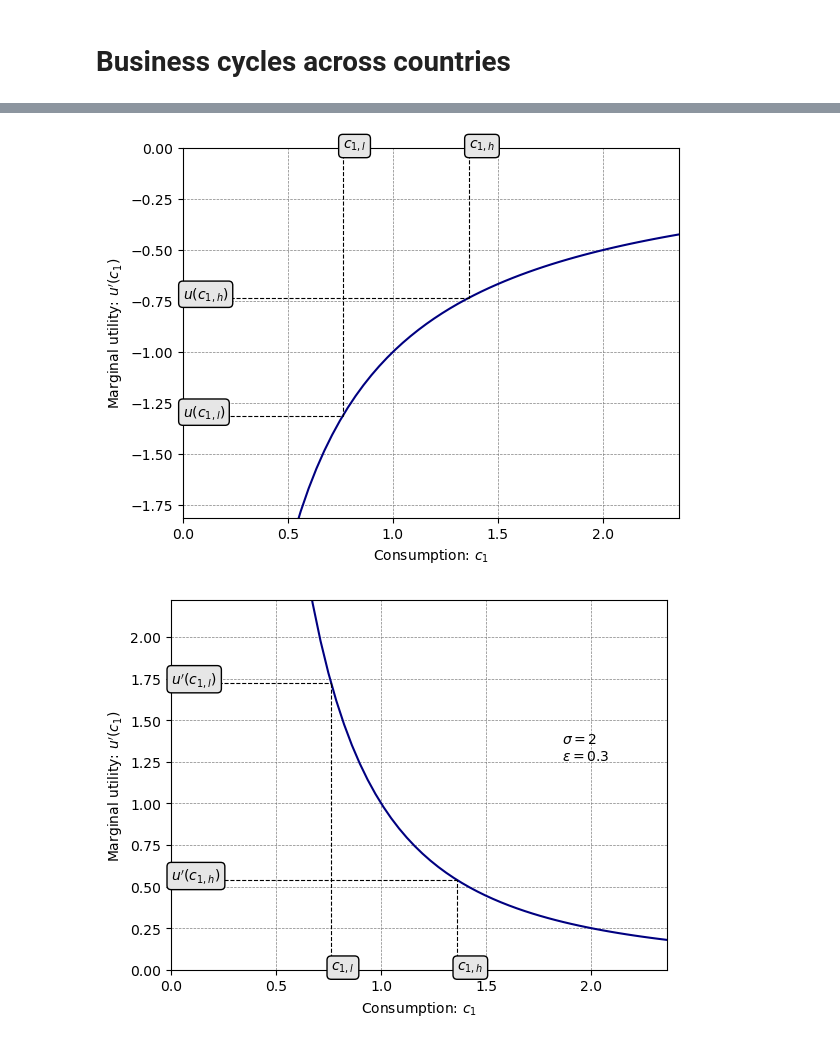
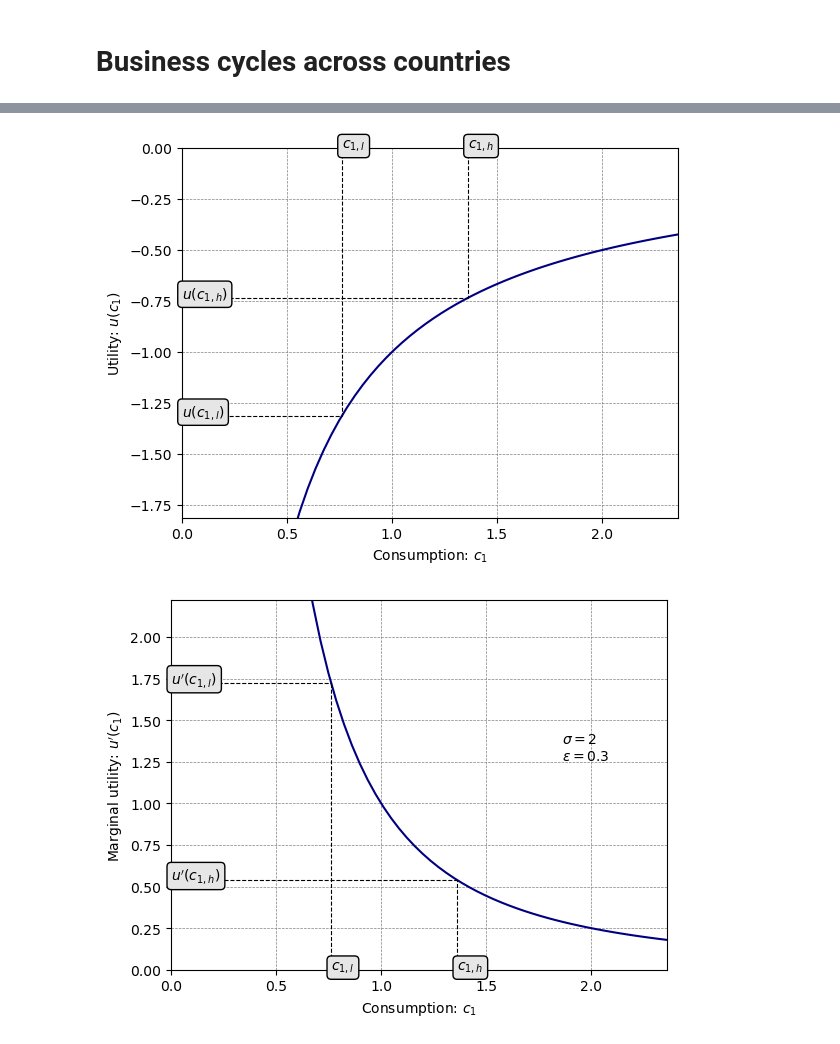
Before and after one commit to jvkramer/MacroIII_public, a Jupyter notebook: Lecture 5/risk.ipynb, the cells around one changed output, grey strips where cells are left out. Saved outputs shown, nothing was run; the diff lists cells and outputs as text; code cells hidden in the pictures.

```diff
--- a/Lecture 5/risk.ipynb
+++ b/Lecture 5/risk.ipynb
@@ -29,7 +29,7 @@ def solvec0(cguess,eps,probh,y0,y1,r,σ,β):
     diff = uprime(cguess,σ) - β*(1+r)*(probh*uprime(c1h,σ)+(1-probh)*uprime(c1l,σ))
     return diff
 
-σ = 5
+σ = 2
 y0 = 1
 y1 = 1
 r = 0.04
@@ -160,7 +160,7 @@ c1m = y1+(1+r)*(y0-c0)
 ## Utility graph
 plt.plot(cvec,utility(cvec,σ), color = 'navy')
 plt.xlabel(r'Consumption: $c_1$')
-plt.ylabel(r"Marginal utility: $u'(c_1)$")
+plt.ylabel(r"Utility: $u(c_1)$")
 plt.grid(color = 'grey', linestyle = '--', linewidth = 0.5)
 
 
@@ -207,32 +207,32 @@ plt.grid(color = 'grey', linestyle = '--', linewidth = 0.5)
 up1m= probh*uprime(c1h,σ)+(1-probh)*uprime(c1l,σ)
 plt.plot((c1l,c1l),(0,uprime(c1l,σ)), linestyle = 'dashed',color = 'black', linewidth = 0.8)
 plt.plot((0,c1l),(uprime(c1l,σ),uprime(c1l,σ)), linestyle = 'dashed',color = 'black', linewidth = 0.8)
 
 plt.plot((c1h,c1h),(0,uprime(c1h,σ)), linestyle = 'dashed',color = 'black', linewidth = 0.8)
 plt.plot((0,c1h),(uprime(c1h,σ),uprime(c1h,σ)), linestyle = 'dashed',color = 'black', linewidth = 0.8)
 
 #(x,x);(y,y)
 plt.ylim(0,uprime(c1l,σ)+0.5)
 plt.xlim(0,c1h+1)
 
 plt.annotate(r'$ \sigma = $' + str(σ),(c1h+0.5,c1h))
 plt.annotate(r'$ \varepsilon = $' + str(eps),(c1h+0.5,c1h-0.1))
 
 ## u'
 plt.annotate(r'$u^\prime(c_{1,l})$',xy= (0,uprime(c1l,σ)), xycoords='data',
                          bbox=dict(boxstyle="round", fc="0.9"))
 plt.annotate(r'$u^\prime(c_{1,h})$',xy= (0,uprime(c1h,σ)), xycoords='data',
                          bbox=dict(boxstyle="round", fc="0.9"))
 
 ## c
 plt.annotate(r'$c_{1,l}$',xy= (c1l,0), xycoords='data',
                          bbox=dict(boxstyle="round", fc="0.9"))
 plt.annotate(r'$c_{1,h}$',xy= (c1h,0), xycoords='data',
                          bbox=dict(boxstyle="round", fc="0.9"))
 
 figname = 'BLrisk_'+str(σ)+str(eps) +'.pdf'
 plt.savefig(figname)
 plt.show()
 # %% [output]
-[figure, old version]
+[figure, new version]
 [figure]
```
Also changed, not shown: parts of 1 cell of this notebook, 6 other files.
